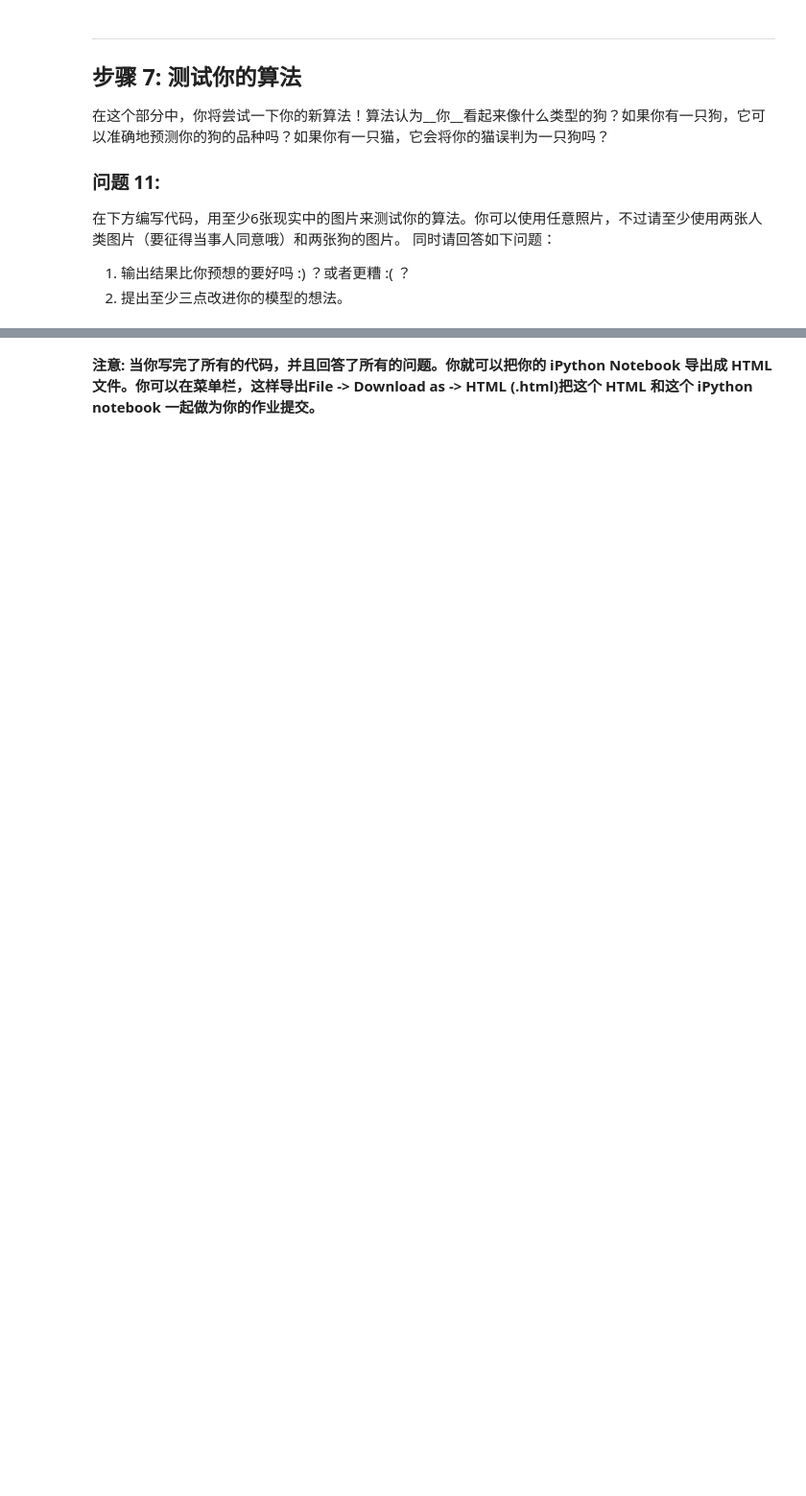
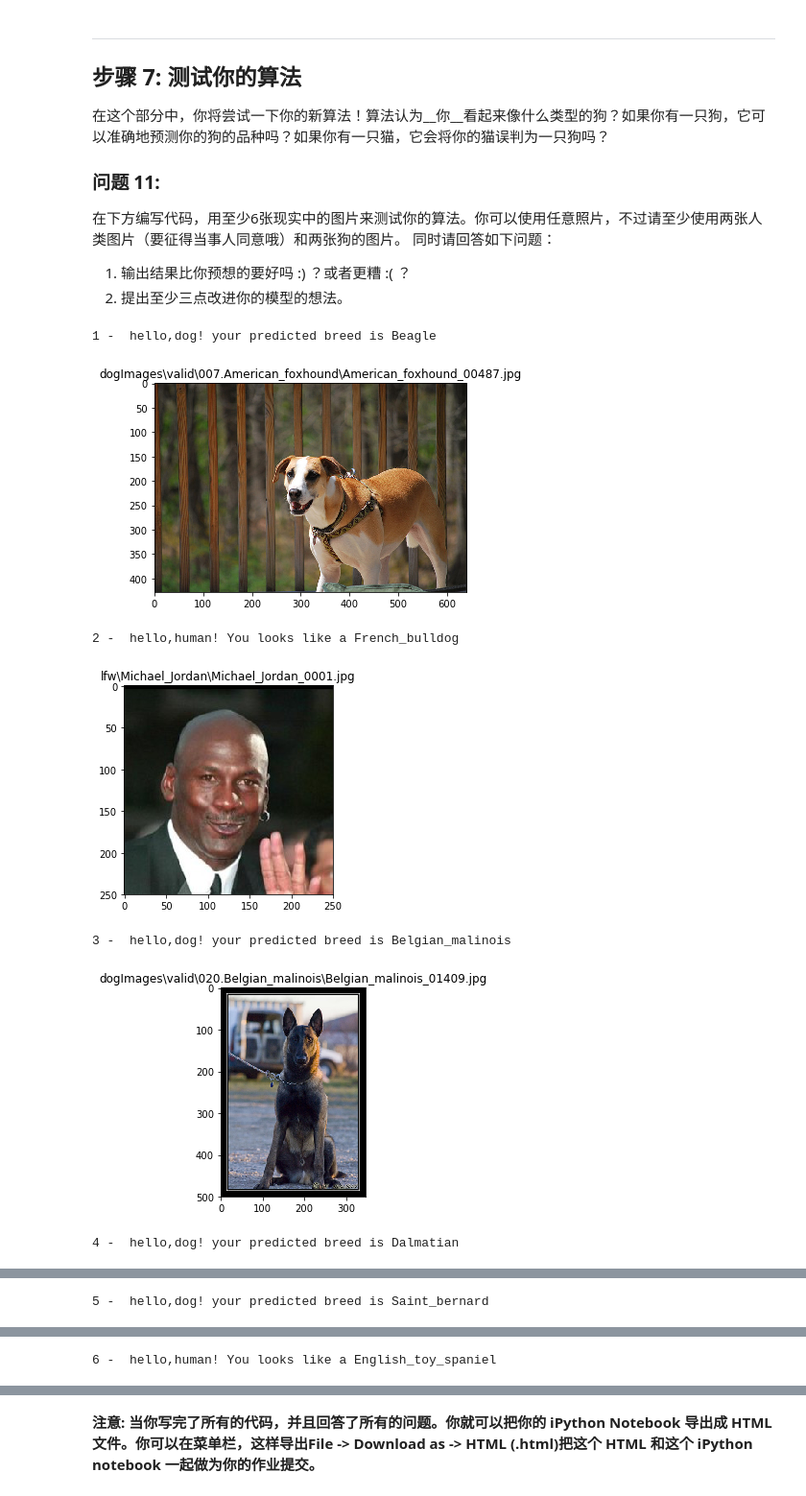
Before and after one commit to duzeng/MLND_CN_P4_Dog_Project, a Jupyter notebook: dog_app.ipynb, the cells around one changed output, grey strips where cells are left out. Shown at 96% size. Drawn from its saved outputs; the diff is of its cells as text; code cells hidden in the pictures; blank space fills up the shorter version.

```diff
--- a/dog_app.ipynb
+++ b/dog_app.ipynb
@@ -605,0 +664,8 @@ __回答:__
+# %%
+### TODO: 训练模型
+checkpointer = ModelCheckpoint(filepath='saved_models/weights.best.Resnet50.hdf5',
+                               verbose=1, save_best_only=True)
+
+mynetwork_model.fit(train_mynetwork, train_targets,
+          validation_data=(valid_mynetwork, valid_targets),
+          epochs=20, batch_size=20, callbacks=[checkpointer], verbose=1)
@@ -606,5 +691,6 @@ __回答:__
 # %%
 ### TODO: 加载具有最佳验证loss的模型权重
+mynetwork_model.load_weights('saved_models/weights.best.Resnet50.hdf5')
 # %% [markdown]
 ---
 
@@ -677,3 +776,15 @@ __回答:__
+# %%
+### TODO: 设计你的算法
+### 自由地使用所需的代码单元数吧
+def check(img_path):
+    if dog_detector(img_path):
+        breed_name=Resnet50_predict_breed(img_path)
+        return 'hello,dog! your predicted breed is %s' % breed_name
+    elif face_detector(img_path):
+        breed_name=Resnet50_predict_breed(img_path)
+        return 'hello,human! You looks like a %s' % breed_name
+    else:
+        return 'someting went wrong!'
 # %% [markdown]
 ---
 <a id='step7'></a>
@@ -696,0 +805,32 @@ __回答:__
+# %%
+import os
+from PIL import Image
+import matplotlib.pyplot as plt
+
+def show_img(img_path):
+    img = Image.open(img_path)
+    plt.figure(img_path)
+    plt.imshow(img)
+    plt.axis('on')
+    plt.title(img_path)
+    plt.show()
+
+## TODO: 在你的电脑上，在步骤6中，至少在6张图片上运行你的算法。
+## 自由地使用所需的代码单元数吧
+img_list=(r'dogImages\valid\007.American_foxhound\American_foxhound_00487.jpg',
+          r'lfw\Michael_Jordan\Michael_Jordan_0001.jpg',
+          r'dogImages\valid\020.Belgian_malinois\Belgian_malinois_01409.jpg',
+          r'dogImages\valid\057.Dalmatian\Dalmatian_04058.jpg',
+          r'dogImages\valid\126.Saint_bernard\Saint_bernard_08012.jpg',
+         r'lfw\Michael_Jackson\Michael_Jackson_0001.jpg')
+for index,item in enumerate(img_list):
+    print(index+1,'- ',check(item))
+    show_img(item)
+# %% [output]
+1 -  hello,dog! your predicted breed is Beagle
+[figure, added]
+2 -  hello,human! You looks like a French_bulldog
+[figure, added]
+3 -  hello,dog! your predicted breed is Belgian_malinois
+[figure, added]
+4 -  hello,dog! your predicted breed is Dalmatian
@@ -696,0 +838 @@ __回答:__
+5 -  hello,dog! your predicted breed is Saint_bernard
@@ -696,0 +840 @@ __回答:__
+6 -  hello,human! You looks like a English_toy_spaniel
```
Also changed, not shown: parts of 27 cells of this notebook, 4 other files.
